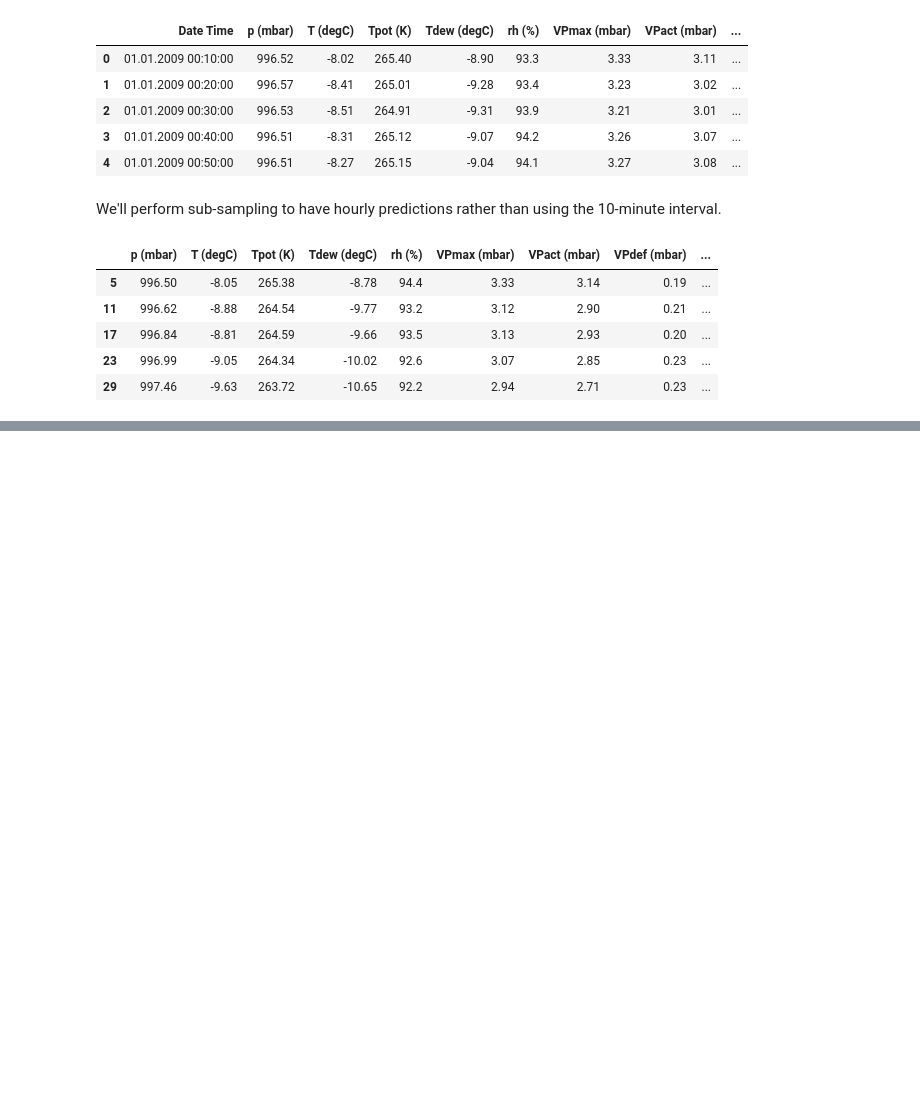
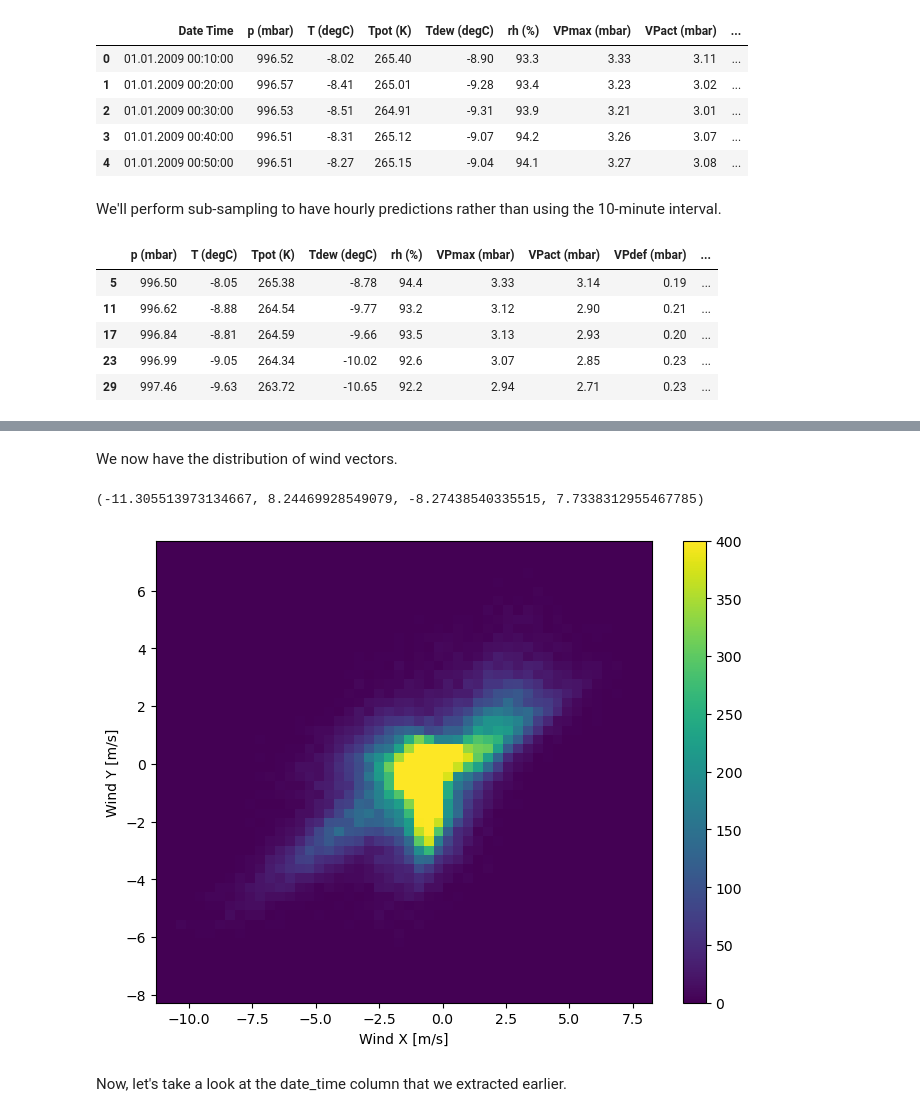
Before and after one commit to mrdchua/Time-Series-Analysis, a Jupyter notebook: intro_time_series_analysis.ipynb, the cells around one changed output, grey strips where cells are left out. Cells and saved outputs as stored; diff of their text form; code cells hidden in the pictures; blank space fills up the shorter version.

```diff
--- a/intro_time_series_analysis.ipynb
+++ b/intro_time_series_analysis.ipynb
@@ -78,0 +178,25 @@ df.head()
+# %%
+wv = df.pop('wv (m/s)')
+max_wv = df.pop('max. wv (m/s)')
+wd_rad = df.pop('wd (deg)') * np.pi / 180 # convert deg to rad
+
+# calculate the vector components
+df['Wx'] = wv*np.cos(wd_rad)
+df['Wy'] = wv*np.sin(wd_rad)
+
+df['max Wx'] = max_wv*np.cos(wd_rad)
+df['max Wy'] = max_wv*np.sin(wd_rad)
+# %% [markdown]
+We now have the distribution of wind vectors.
+# %%
+plt.hist2d(df['Wx'], df['Wy'], bins=(50, 50), vmax=400)
+plt.colorbar()
+plt.xlabel('Wind X [m/s]')
+plt.ylabel('Wind Y [m/s]')
+ax = plt.gca()
+ax.axis('tight')
+# %% [output]
+(-11.305513973134667, 8.24469928549079, -8.27438540335515, 7.7338312955467785)
+[figure, added]
+# %% [markdown]
+Now, let's take a look at the date_time column that we extracted earlier.
```
Also changed, not shown: parts of 38 cells of this notebook.
